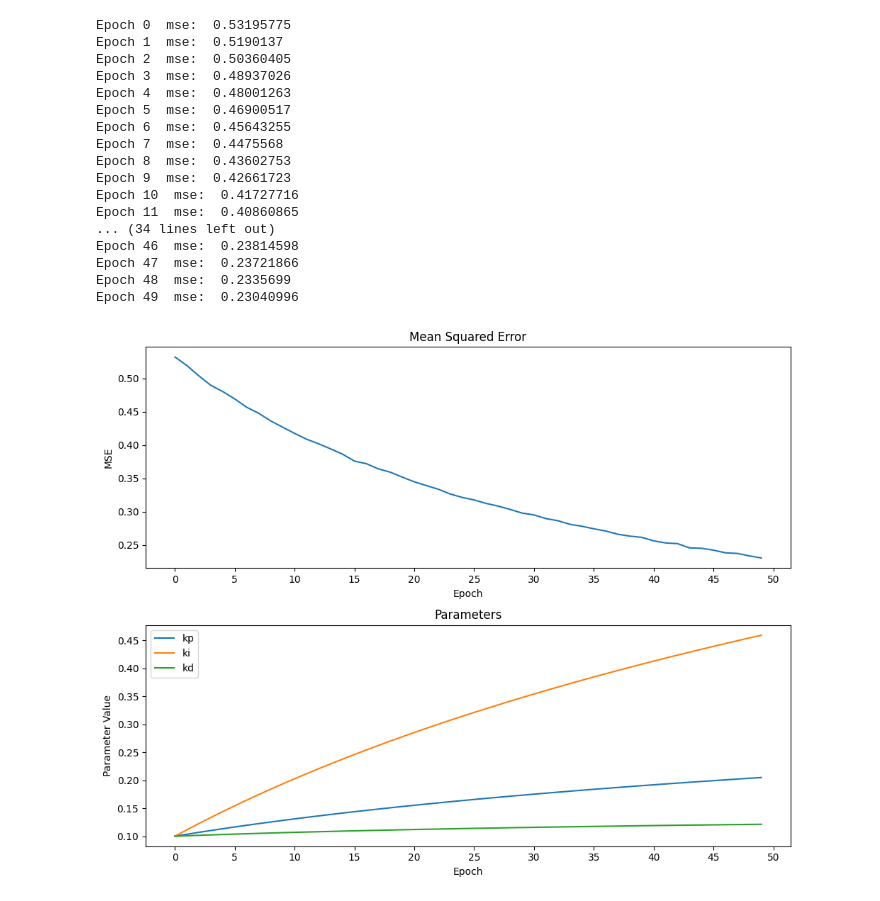
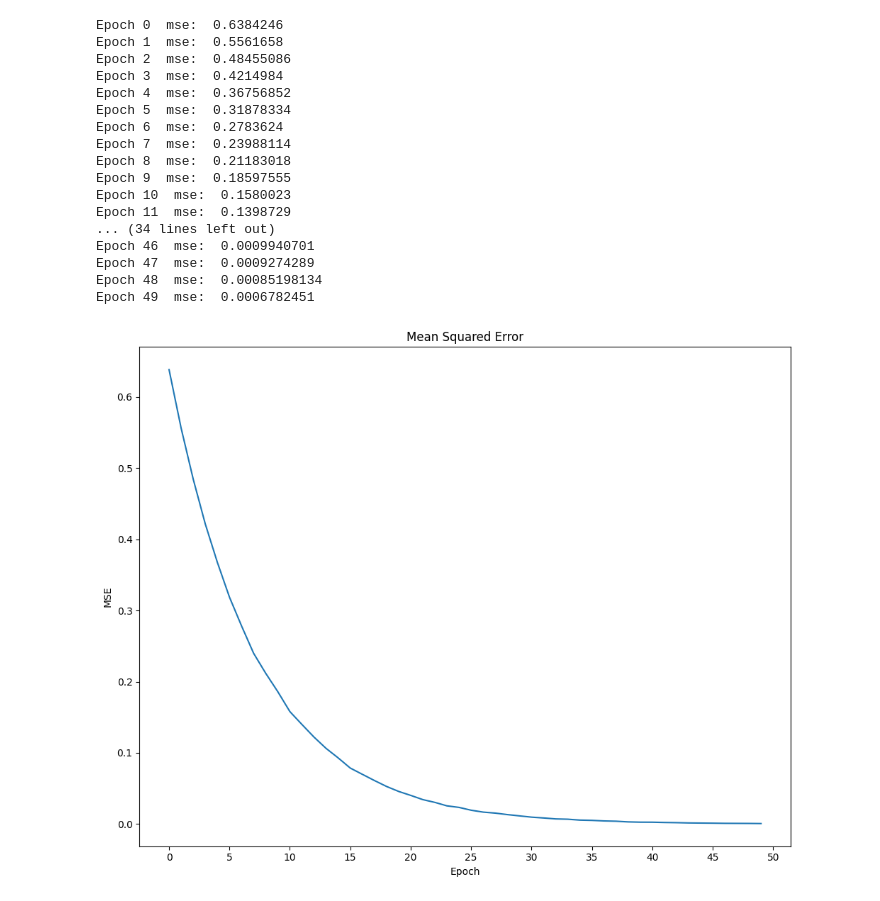
Before and after one commit to elibir/it3105-jax-project, a Jupyter notebook: notebooks/elias_system.ipynb, the cells around one changed output. Saved outputs shown, nothing was run; the diff lists cells and outputs as text; code cells hidden in the pictures.

```diff
--- a/notebooks/elias_system.ipynb
+++ b/notebooks/elias_system.ipynb
@@ -91,26 +91,26 @@ def simulate(controller_type, plant_type, verbose=False):
         mse_list, params_matrix = consys.simulate(pid_params, verbose=verbose)
         plot_classic_pid(mse_list, params_matrix)
     elif controller_type == 'nn':
-        mse_list = consys.simulate_nn(verbose=verbose)
+        mse_list = consys.simulate(verbose=verbose)
         plot_nn_pid(mse_list)
 # %%
-simulate('classic', 'bathtub', verbose=True)
+simulate('nn', 'bathtub', verbose=True)
 # %% [output]
-Epoch 0  mse:  0.53195775
-Epoch 1  mse:  0.5190137
-Epoch 2  mse:  0.50360405
-Epoch 3  mse:  0.48937026
-Epoch 4  mse:  0.48001263
-Epoch 5  mse:  0.46900517
-Epoch 6  mse:  0.45643255
-Epoch 7  mse:  0.4475568
-Epoch 8  mse:  0.43602753
-Epoch 9  mse:  0.42661723
-Epoch 10  mse:  0.41727716
-Epoch 11  mse:  0.40860865
+Epoch 0  mse:  0.6384246
+Epoch 1  mse:  0.5561658
+Epoch 2  mse:  0.48455086
+Epoch 3  mse:  0.4214984
+Epoch 4  mse:  0.36756852
+Epoch 5  mse:  0.31878334
+Epoch 6  mse:  0.2783624
+Epoch 7  mse:  0.23988114
+Epoch 8  mse:  0.21183018
+Epoch 9  mse:  0.18597555
+Epoch 10  mse:  0.1580023
+Epoch 11  mse:  0.1398729
 ... (34 lines left out)
-Epoch 46  mse:  0.23814598
-Epoch 47  mse:  0.23721866
-Epoch 48  mse:  0.2335699
-Epoch 49  mse:  0.23040996
+Epoch 46  mse:  0.0009940701
+Epoch 47  mse:  0.0009274289
+Epoch 48  mse:  0.00085198134
+Epoch 49  mse:  0.0006782451
-[figure, old version]
+[figure, new version]
```
Also changed, not shown: 2 other files.
